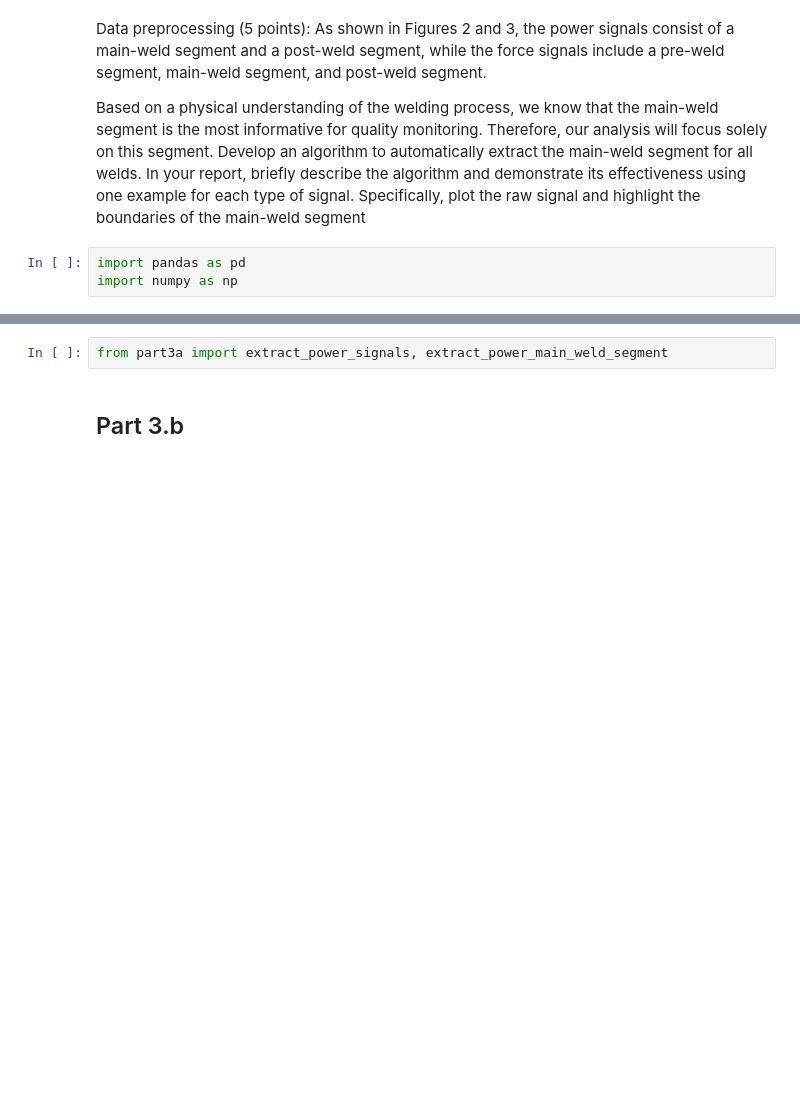
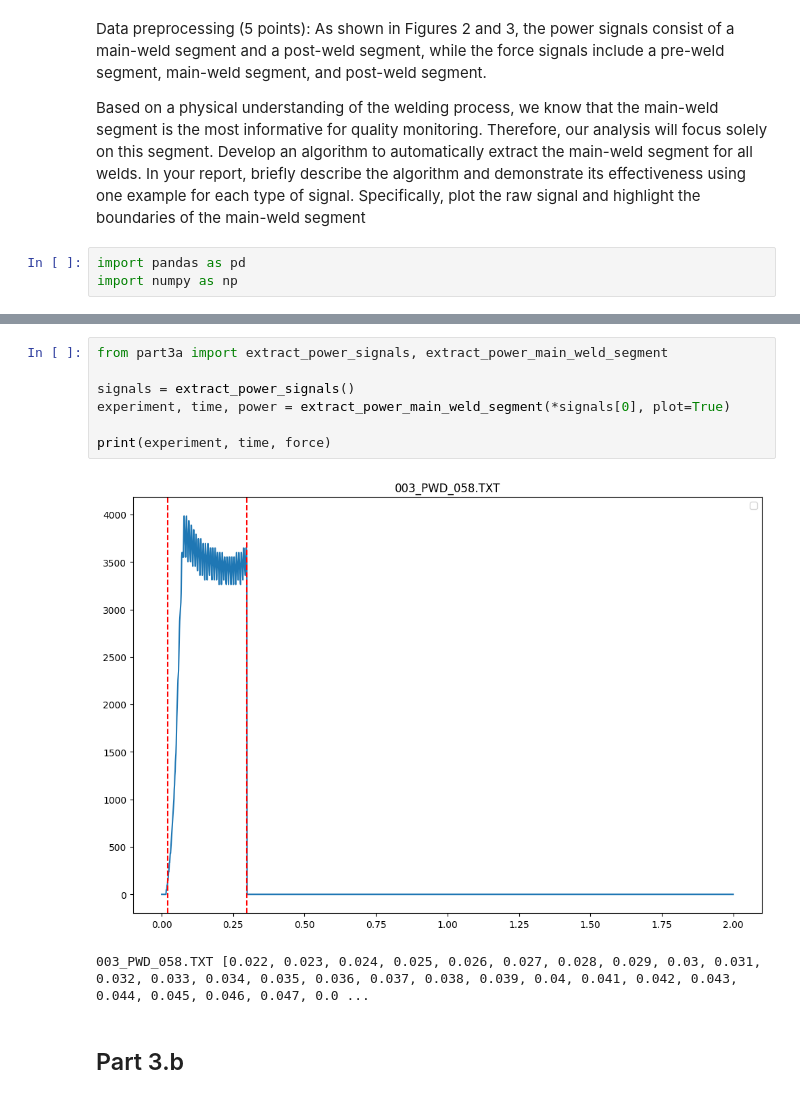
Before and after one commit to ivokusi/ME453-Final-Project, a Jupyter notebook: main.ipynb, the cells around one changed output, grey strips where cells are left out. Cells and saved outputs as stored; diff of their text form; blank space fills up the shorter version.

```diff
--- a/main.ipynb
+++ b/main.ipynb
@@ -39,5 +47,13 @@ from part3a import extract_force_signals, extract_force_main_weld_segment
 # %%
 from part3a import extract_power_signals, extract_power_main_weld_segment
+
+signals = extract_power_signals()
+experiment, time, power = extract_power_main_weld_segment(*signals[0], plot=True)
+
+print(experiment, time, force)
+# %% [output]
+[figure, added]
+003_PWD_058.TXT [0.022, 0.023, 0.024, 0.025, 0.026, 0.027, 0.028, 0.029, 0.03, 0.031, 0.032, 0.033, 0.034, 0.035, 0.036, 0.037, 0.038, 0.039, 0.04, 0.041, 0.042, 0.043, 0.044, 0.045, 0.046, 0.047, 0.0 ...
 # %% [markdown]
 ## Part 3.b
 # %% [markdown]
```
Also changed, not shown: parts of 1 cell of this notebook, 1 other file.
